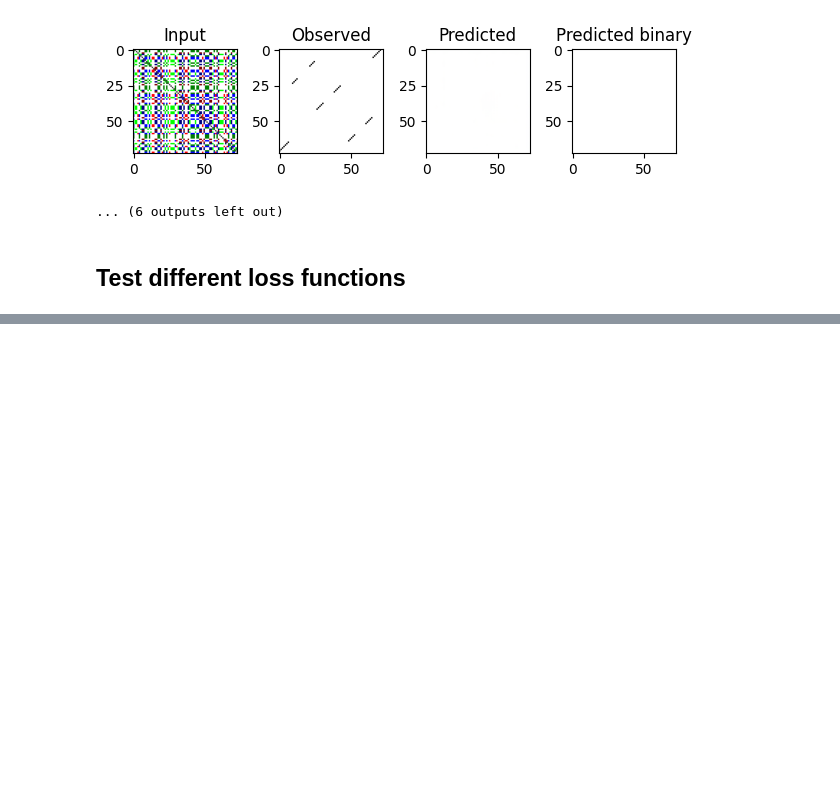
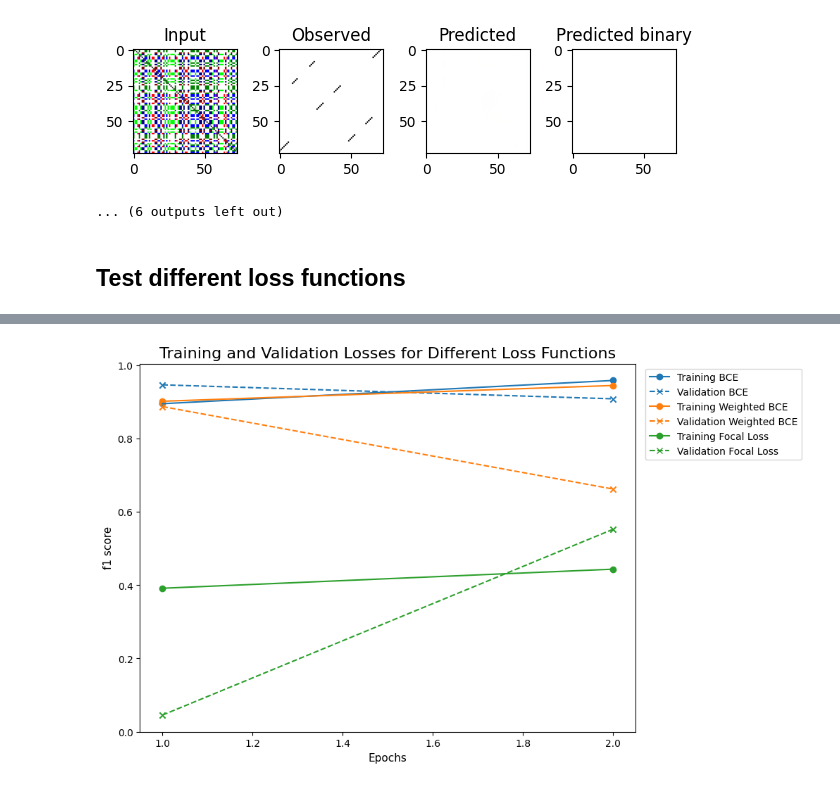
Before and after one commit to MEskerod/project_deeplearning_2023, a Jupyter notebook: deeplearning_project.ipynb, the cells around one changed output, grey strips where cells are left out. Drawn from its saved outputs; the diff is of its cells as text; code cells hidden in the pictures; blank space fills up the shorter version.

```diff
--- a/deeplearning_project.ipynb
+++ b/deeplearning_project.ipynb
@@ -918,0 +947,4 @@ plot_loss_curves(training_losses, validation_losses)
+# %%
+plot_loss_curves(training_losses, validation_losses)
+# %% [output]
+[figure, added]
```
Also changed, not shown: parts of 6 cells of this notebook.
